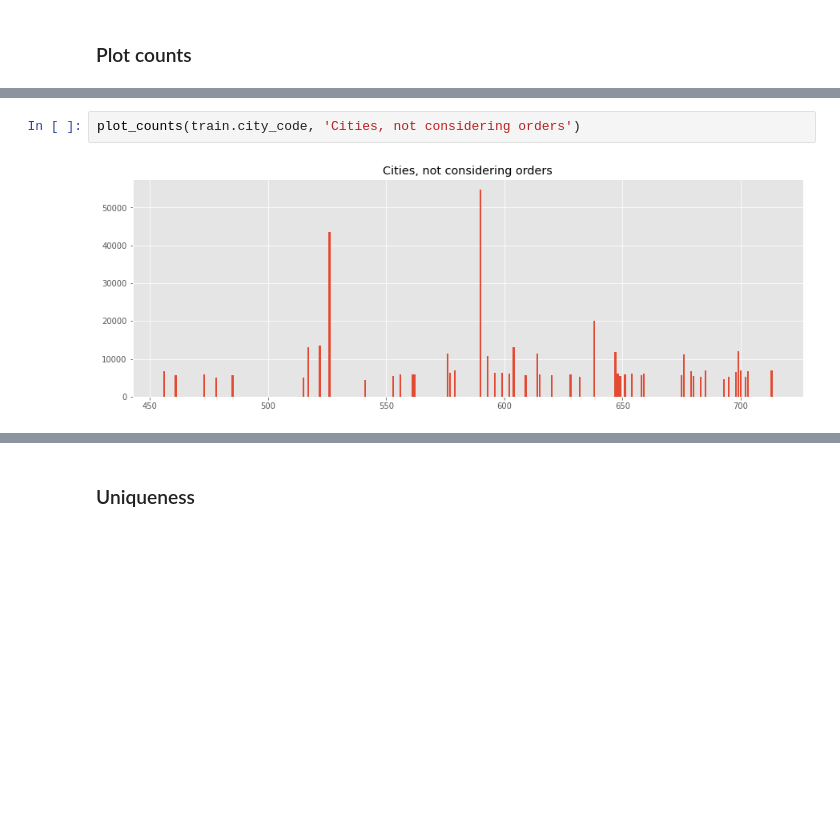
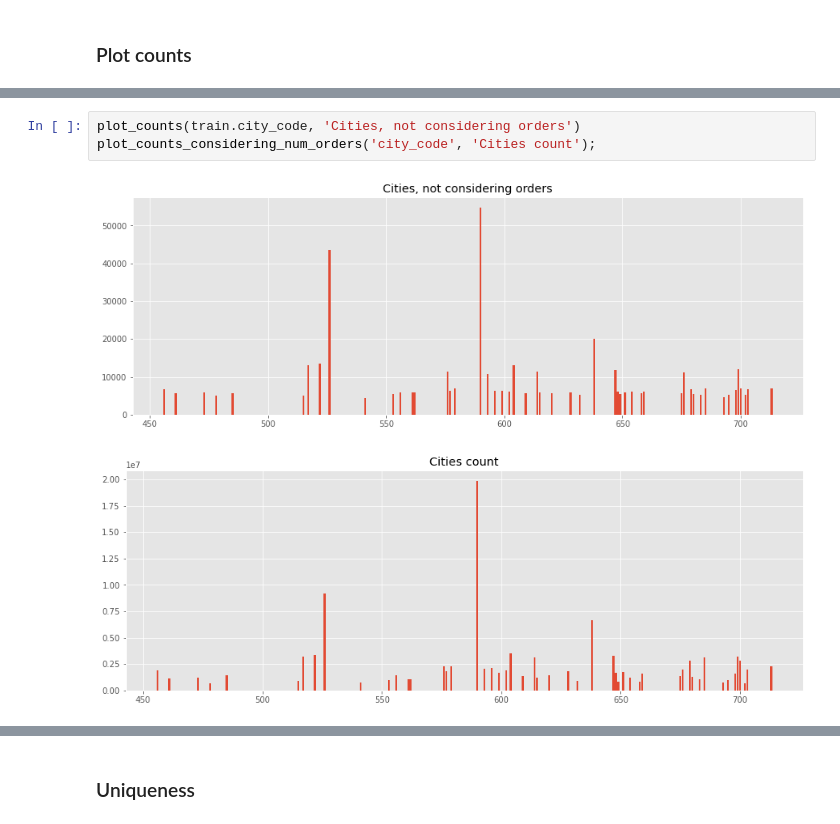
Before and after one commit to tutss/kaggle, a Jupyter notebook: knowledge/food_demand.ipynb, the cells around one changed output, grey strips where cells are left out. Drawn from its saved outputs; the diff is of its cells as text; blank space fills up the shorter version.

```diff
--- a/knowledge/food_demand.ipynb
+++ b/knowledge/food_demand.ipynb
@@ -124,6 +158,8 @@ plot_counts(train.cuisine, 'Cuisines, not considering orders')
 # %%
 plot_counts(train.city_code, 'Cities, not considering orders')
+plot_counts_considering_num_orders('city_code', 'Cities count');
 # %% [output]
 [figure]
+[figure, added]
 # %%
 plot_counts(train.region_code, 'Regions')
```
Also changed, not shown: parts of 27 cells of this notebook, 1 other file.
